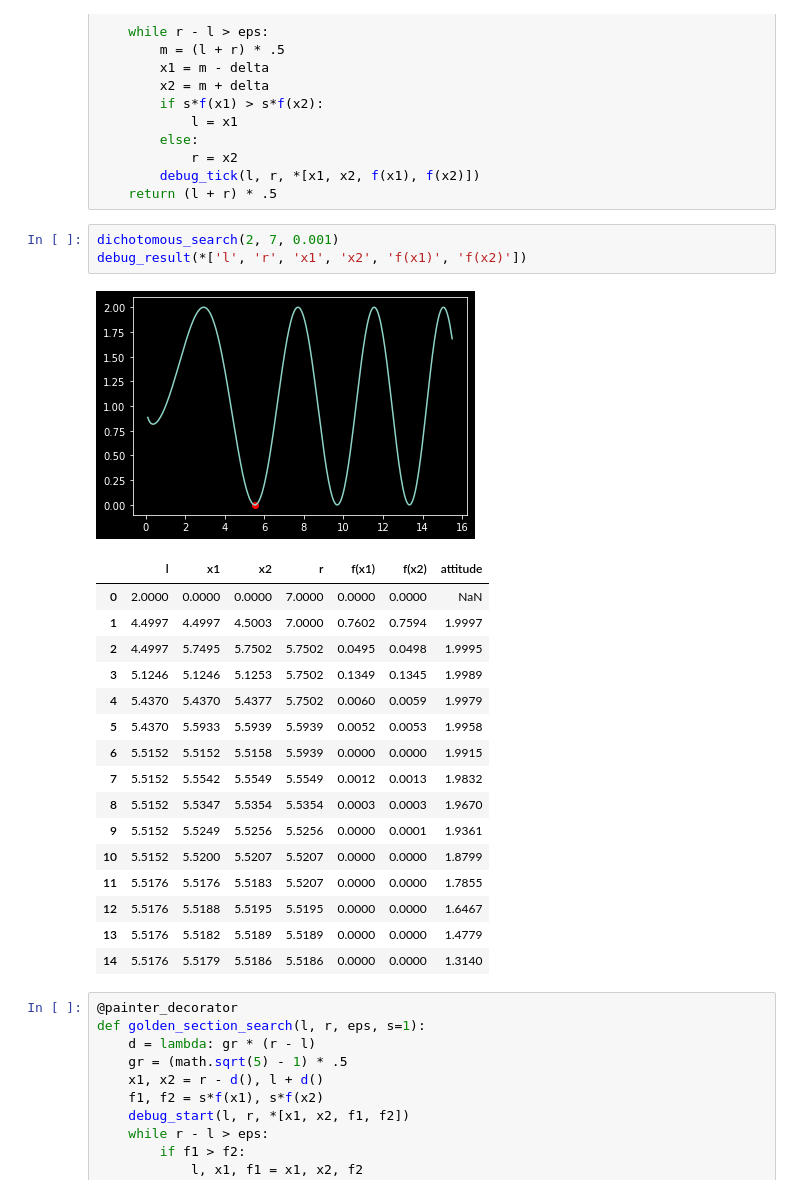
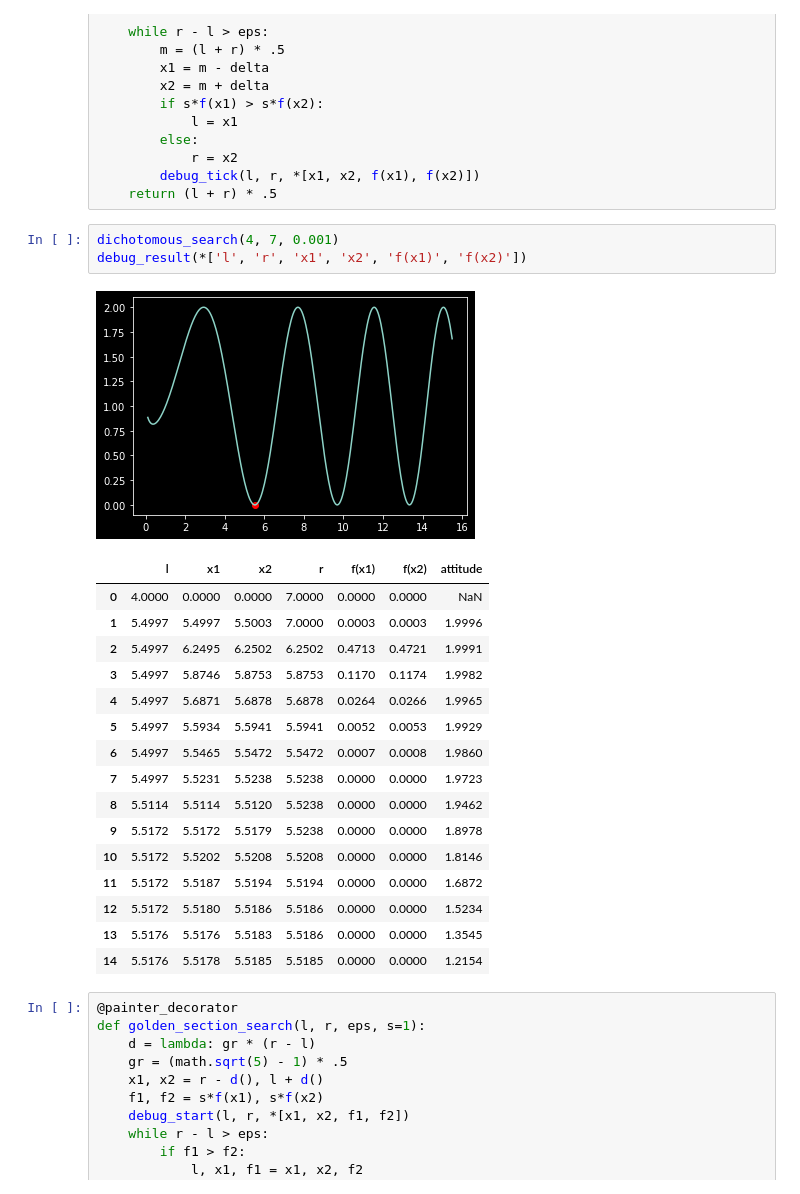
Before and after one commit to fadyat/ITMO-PROBLEMS, a Jupyter notebook: Applied-mathematics/IV semester/Solutions/lab1/solution.ipynb, the cells around one changed output. Cells and saved outputs as stored; diff of their text form.

```diff
--- a/Applied-mathematics/IV semester/Solutions/lab1/solution.ipynb
+++ b/Applied-mathematics/IV semester/Solutions/lab1/solution.ipynb
@@ -65,26 +65,26 @@ def dichotomous_search(l, r, eps, s=1):
         debug_tick(l, r, *[x1, x2, f(x1), f(x2)])
     return (l + r) * .5
 # %%
-dichotomous_search(2, 7, 0.001)
+dichotomous_search(4, 7, 0.001)
 debug_result(*['l', 'r', 'x1', 'x2', 'f(x1)', 'f(x2)'])
 # %% [output]
 [figure]
 |  | l | x1 | x2 | r | f(x1) | f(x2) | attitude |
-| 0 | 2.0000 | 0.0000 | 0.0000 | 7.0000 | 0.0000 | 0.0000 | NaN |
-| 1 | 4.4997 | 4.4997 | 4.5003 | 7.0000 | 0.7602 | 0.7594 | 1.9997 |
-| 2 | 4.4997 | 5.7495 | 5.7502 | 5.7502 | 0.0495 | 0.0498 | 1.9995 |
-| 3 | 5.1246 | 5.1246 | 5.1253 | 5.7502 | 0.1349 | 0.1345 | 1.9989 |
-| 4 | 5.4370 | 5.4370 | 5.4377 | 5.7502 | 0.0060 | 0.0059 | 1.9979 |
-| 5 | 5.4370 | 5.5933 | 5.5939 | 5.5939 | 0.0052 | 0.0053 | 1.9958 |
-| 6 | 5.5152 | 5.5152 | 5.5158 | 5.5939 | 0.0000 | 0.0000 | 1.9915 |
-| 7 | 5.5152 | 5.5542 | 5.5549 | 5.5549 | 0.0012 | 0.0013 | 1.9832 |
-| 8 | 5.5152 | 5.5347 | 5.5354 | 5.5354 | 0.0003 | 0.0003 | 1.9670 |
-| 9 | 5.5152 | 5.5249 | 5.5256 | 5.5256 | 0.0000 | 0.0001 | 1.9361 |
-| 10 | 5.5152 | 5.5200 | 5.5207 | 5.5207 | 0.0000 | 0.0000 | 1.8799 |
-| 11 | 5.5176 | 5.5176 | 5.5183 | 5.5207 | 0.0000 | 0.0000 | 1.7855 |
-| 12 | 5.5176 | 5.5188 | 5.5195 | 5.5195 | 0.0000 | 0.0000 | 1.6467 |
-| 13 | 5.5176 | 5.5182 | 5.5189 | 5.5189 | 0.0000 | 0.0000 | 1.4779 |
-| 14 | 5.5176 | 5.5179 | 5.5186 | 5.5186 | 0.0000 | 0.0000 | 1.3140 |
+| 0 | 4.0000 | 0.0000 | 0.0000 | 7.0000 | 0.0000 | 0.0000 | NaN |
+| 1 | 5.4997 | 5.4997 | 5.5003 | 7.0000 | 0.0003 | 0.0003 | 1.9996 |
+| 2 | 5.4997 | 6.2495 | 6.2502 | 6.2502 | 0.4713 | 0.4721 | 1.9991 |
+| 3 | 5.4997 | 5.8746 | 5.8753 | 5.8753 | 0.1170 | 0.1174 | 1.9982 |
+| 4 | 5.4997 | 5.6871 | 5.6878 | 5.6878 | 0.0264 | 0.0266 | 1.9965 |
+| 5 | 5.4997 | 5.5934 | 5.5941 | 5.5941 | 0.0052 | 0.0053 | 1.9929 |
+| 6 | 5.4997 | 5.5465 | 5.5472 | 5.5472 | 0.0007 | 0.0008 | 1.9860 |
+| 7 | 5.4997 | 5.5231 | 5.5238 | 5.5238 | 0.0000 | 0.0000 | 1.9723 |
+| 8 | 5.5114 | 5.5114 | 5.5120 | 5.5238 | 0.0000 | 0.0000 | 1.9462 |
+| 9 | 5.5172 | 5.5172 | 5.5179 | 5.5238 | 0.0000 | 0.0000 | 1.8978 |
+| 10 | 5.5172 | 5.5202 | 5.5208 | 5.5208 | 0.0000 | 0.0000 | 1.8146 |
+| 11 | 5.5172 | 5.5187 | 5.5194 | 5.5194 | 0.0000 | 0.0000 | 1.6872 |
+| 12 | 5.5172 | 5.5180 | 5.5186 | 5.5186 | 0.0000 | 0.0000 | 1.5234 |
+| 13 | 5.5176 | 5.5176 | 5.5183 | 5.5186 | 0.0000 | 0.0000 | 1.3545 |
+| 14 | 5.5176 | 5.5178 | 5.5185 | 5.5185 | 0.0000 | 0.0000 | 1.2154 |
 # %%
 @painter_decorator
 def golden_section_search(l, r, eps, s=1):
```
Also changed, not shown: parts of 6 cells of this notebook.
